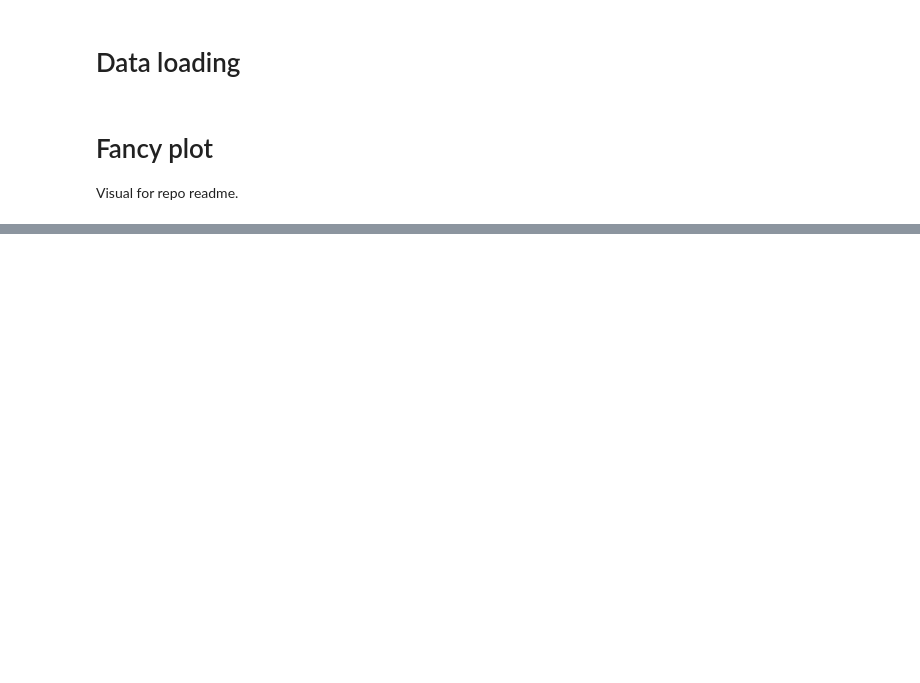
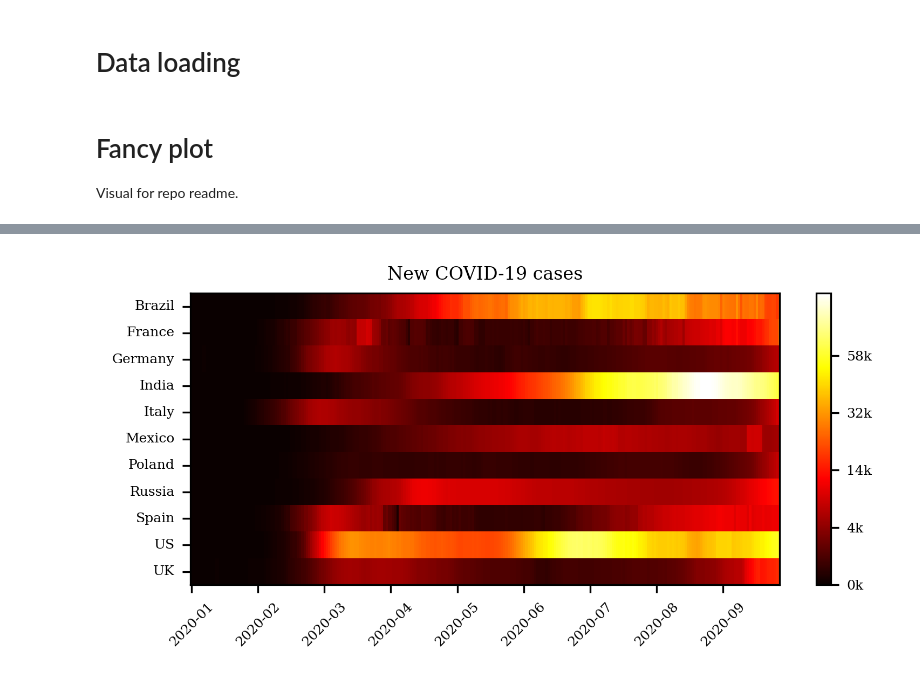
Before and after one commit to besiobu/data-science-portfolio, a Jupyter notebook: covid-19/notebooks/1.3-exploratory_analysis_fancy_plot.ipynb, the cells around one changed output, grey strips where cells are left out. Drawn from its saved outputs; the diff is of its cells as text; code cells hidden in the pictures; blank space fills up the shorter version.

```diff
--- a/covid-19/notebooks/1.3-exploratory_analysis_fancy_plot.ipynb
+++ b/covid-19/notebooks/1.3-exploratory_analysis_fancy_plot.ipynb
@@ -116,0 +126,13 @@ plt.show()
+# %%
+create_plot(width=1600,
+            height=800,
+            dpi=300,
+            period=7,
+            step=30,
+            fontsize=6,
+            fontfamily='serif',
+            n_clabels=6,
+            countries=countries,
+            suffix='project_readme')
+# %% [output]
+[figure, added]
```
Also changed, not shown: parts of 5 cells of this notebook.
